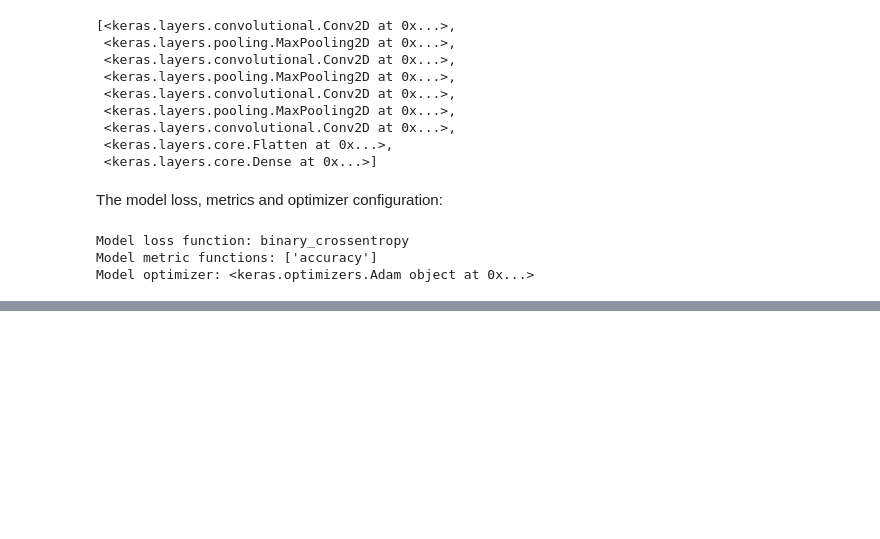
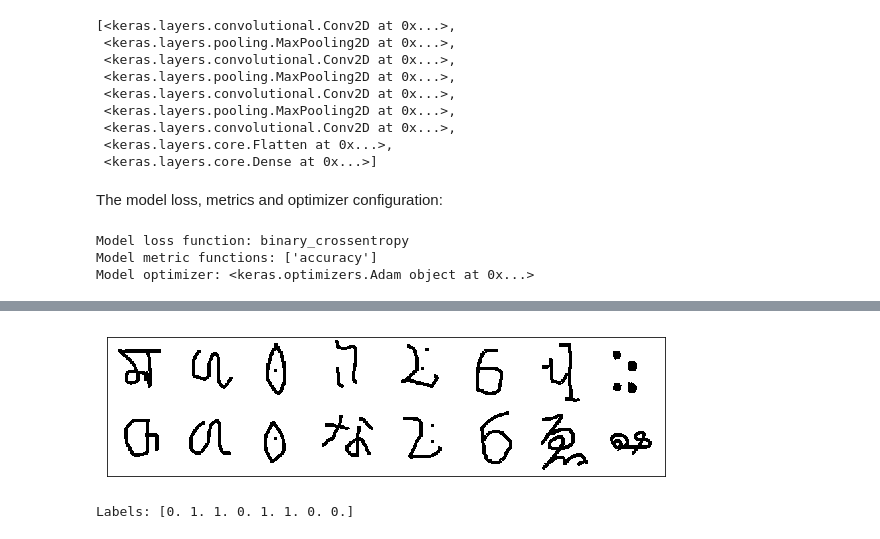
Before and after one commit to boodland/One-Shot-Learning, a Jupyter notebook: experiment.ipynb, the cells around one changed output, grey strips where cells are left out. Saved outputs shown, nothing was run; the diff lists cells and outputs as text; code cells hidden in the pictures; blank space fills up the shorter version.

Commit message:
Add train and train batch content

```diff
--- a/experiment.ipynb
+++ b/experiment.ipynb
@@ -375,0 +384,2 @@ one_shot_runner = OneShotRunner(omniglot_dataset, siamese_net.model)
+# %%
+one_shot_runner.train(number_ways=20, number_iterations=10000, number_validations=50)
@@ -375,0 +396,2 @@ one_shot_runner = OneShotRunner(omniglot_dataset, siamese_net.model)
+# %%
+one_shot_runner.train(preload_state=True)
@@ -375,0 +414,20 @@ one_shot_runner = OneShotRunner(omniglot_dataset, siamese_net.model)
+# %%
+inputs, labels = one_shot_runner.get_train_batch(batch_size=8)
+# %%
+def display_batch(first_input, second_input):
+    from functools import reduce
+    first_input = first_input.squeeze()
+    second_input = second_input.squeeze()
+    first_plot = reduce((lambda x, y: np.append(x, y, axis=1)), first_input)
+    second_plot = reduce((lambda x, y: np.append(x, y, axis=1)), second_input)
+    final_plot = np.append(first_plot, second_plot, axis=0)
+    fig,(ax1) = plt.subplots(1, 1, figsize=(10, 10))
+    ax1.matshow(final_plot, cmap='gray')
+    ax1.get_yaxis().set_visible(False)
+    ax1.get_xaxis().set_visible(False)
+    plt.show()
+display_batch(*inputs)
+print(f'Labels: {labels}')
+# %% [output]
+[figure, added]
+Labels: [0. 1. 1. 0. 1. 1. 0. 0.]
```
Also changed, not shown: parts of 9 cells of this notebook.
